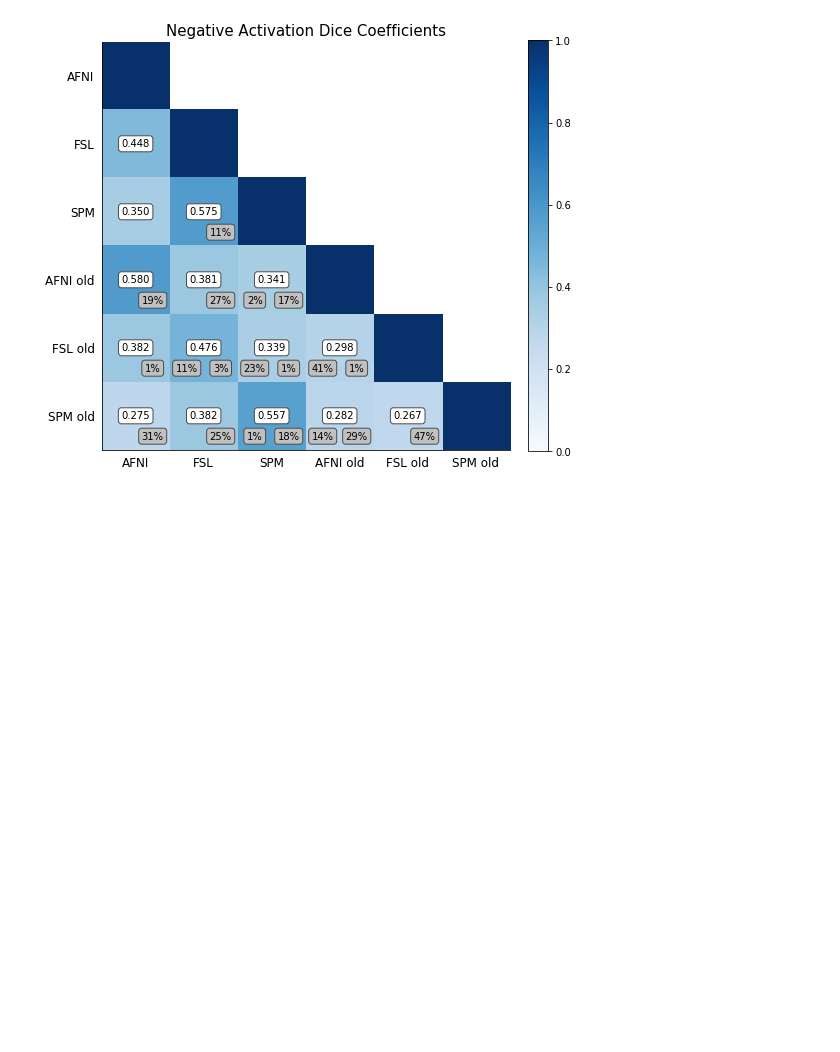
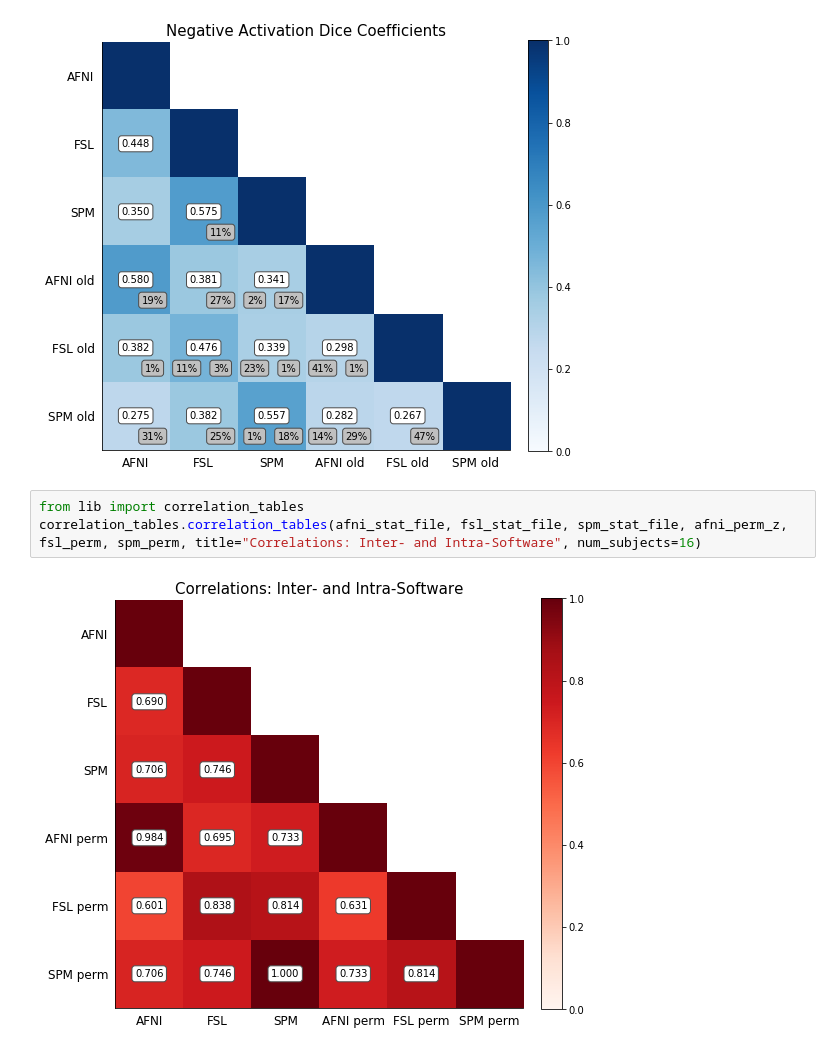
Before and after one commit to NISOx-BDI/SC2, a Jupyter notebook: figures/ds001_notebook.ipynb, the cells around one changed output. Saved outputs shown, nothing was run; the diff lists cells and outputs as text; blank space fills up the shorter version.

Commit message:
Added correlation heatmaps to notebooks

```diff
--- a/figures/ds001_notebook.ipynb
+++ b/figures/ds001_notebook.ipynb
@@ -449,3 +449,8 @@ dice.dice_old_comparison(afni_perm_pos_exc, old_afni_perm_pos_exc, afni_perm_neg
 # %% [output]
 [figure]
 [figure]
+# %%
+from lib import correlation_tables
+correlation_tables.correlation_tables(afni_stat_file, fsl_stat_file, spm_stat_file, afni_perm_z, fsl_perm, spm_perm, title="Correlations: Inter- and Intra-Software", num_subjects=16)
+# %% [output]
+[figure, added]
```
Also changed, not shown: parts of 5 cells of this notebook, 2 other files.
